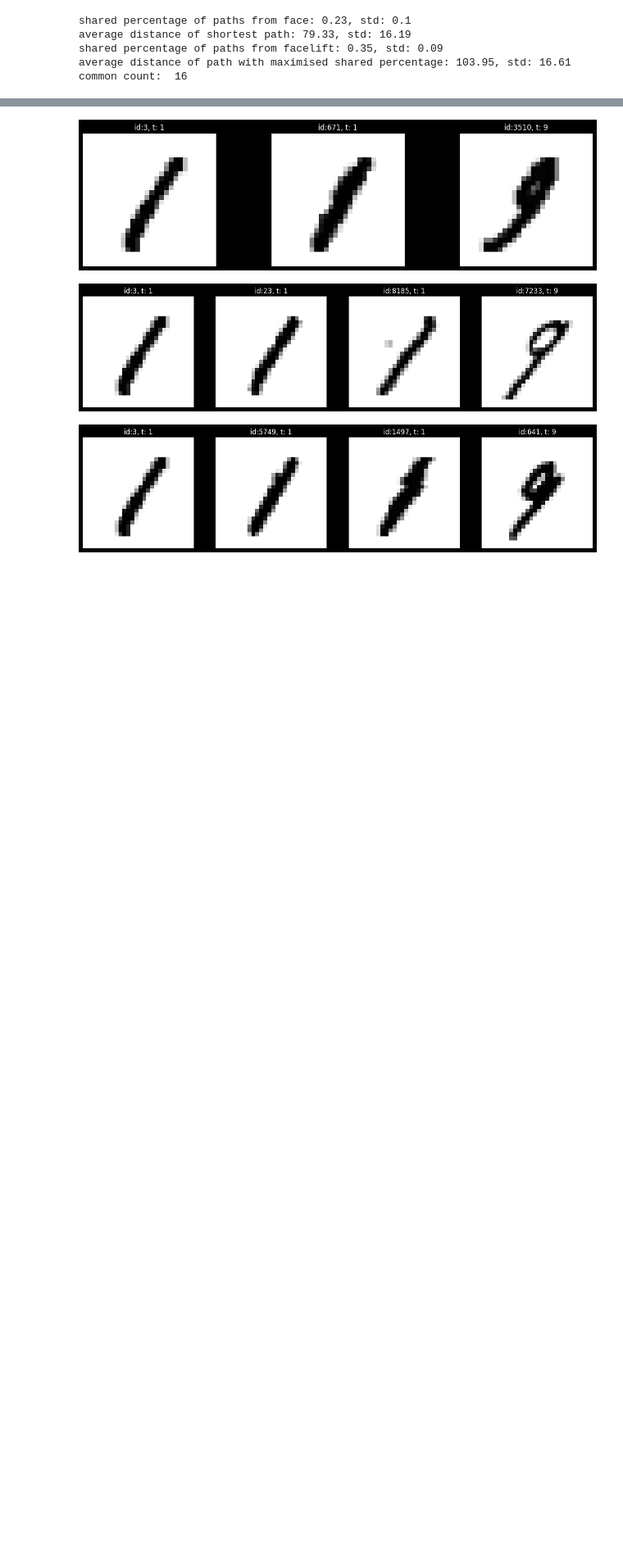
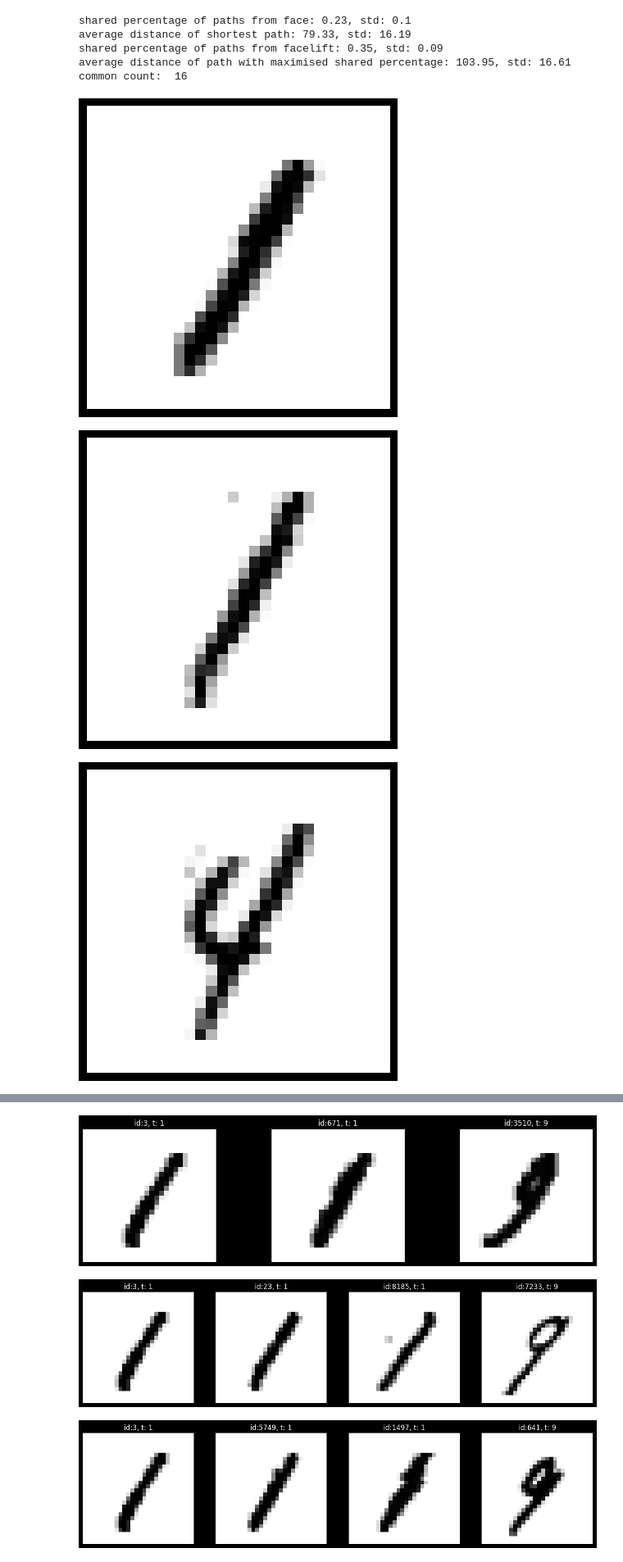
Before and after one commit to xuanxuanxuan-git/facelift, a Jupyter notebook: examples/mnist_example.ipynb, the cells around one changed output, grey strips where cells are left out. Shown: that part at 82% size. Drawn from its saved outputs; the diff is of its cells as text; code cells hidden in the pictures; blank space fills up the shorter version.

```diff
--- a/examples/mnist_example.ipynb
+++ b/examples/mnist_example.ipynb
@@ -426,3 +432,16 @@ def plot_digits(path):
 def print_alt_paths(alt_path_dict):
     for alt_class, alt_class_path in alt_path_dict.items():
         plot_digits(list(alt_class_path.items())[0][1], '-'.join(map(str, [alt_class, 0])))
+# %%
+# img_indices = [61, 4205, 7227, 5749, 9681, 5287, 8315, 2449, 9681, 61, 8185, 3455]
+img_indices = [573, 1521, 3457, 7335, 3487, 2132, 1031, 6858]
+for img_idx in img_indices:
+    digit1 = np.array(X.iloc[img_idx, :])
+    fig, ax = plt.subplots()
+    ax.set_axis_off()
+    ax.imshow(digit1.reshape(28,28), cmap=plt.cm.gray_r, interpolation=None)
+    plt.savefig(f'figures/digit_id_{img_idx}.pdf', dpi=300)
+# %% [output]
+[figure, added]
+[figure, added]
+[figure, added]
```
Also changed, not shown: parts of 10 cells of this notebook, 1 other file.
